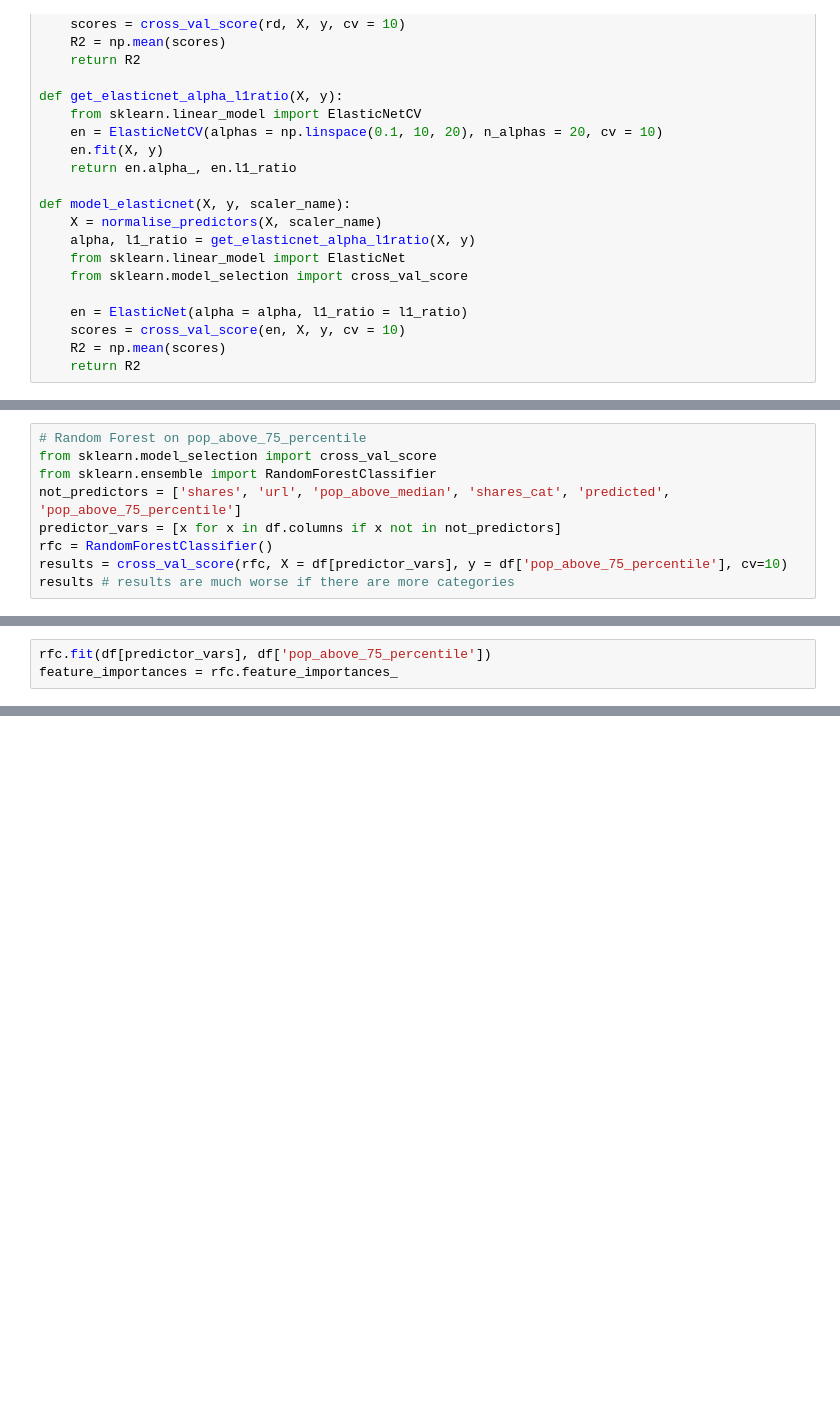
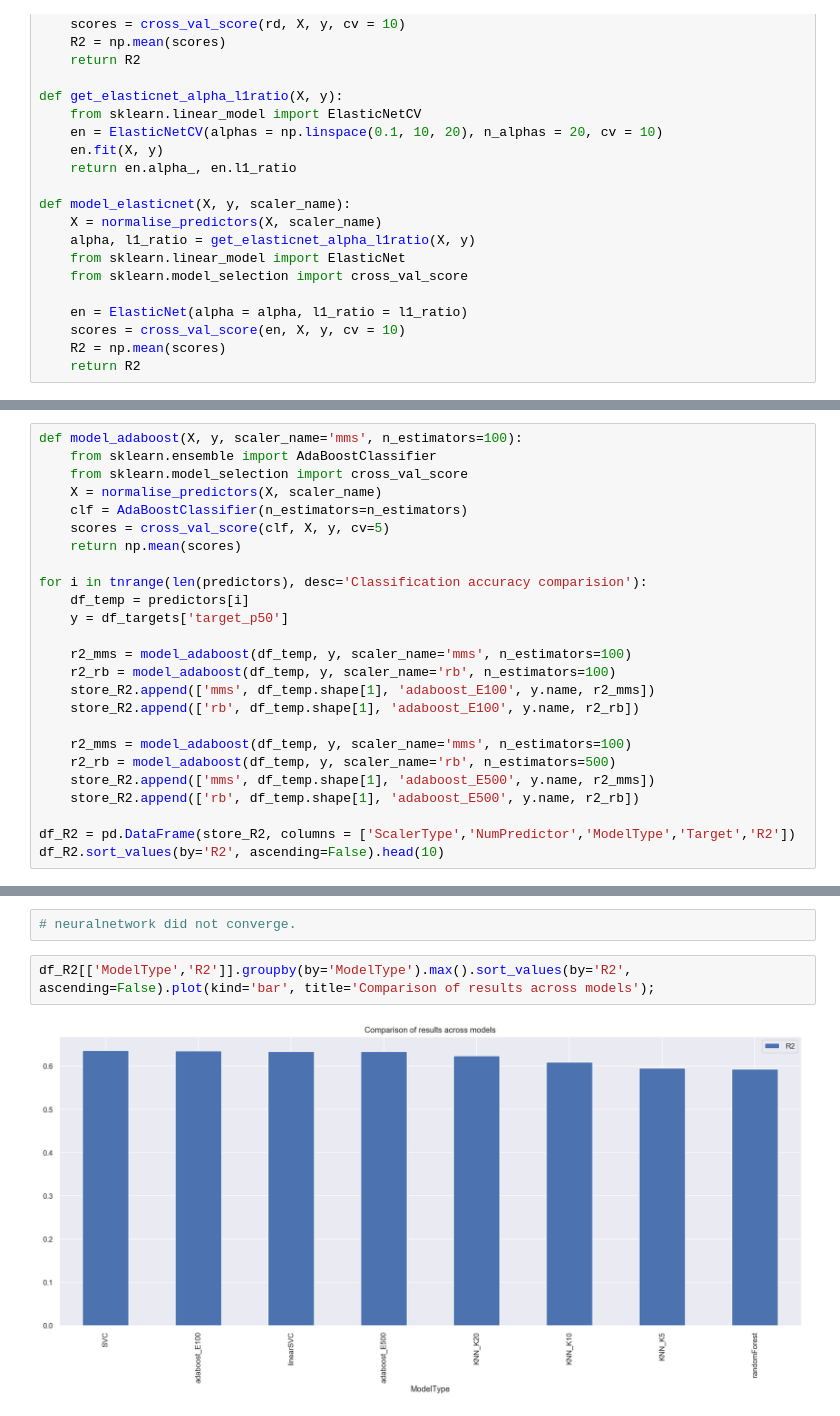
Before and after one commit to cqfkfc/ga-group-project-xmas, a Jupyter notebook: Online News Popularity (Team 7).ipynb, the cells around one changed output, grey strips where cells are left out. Drawn from its saved outputs; the diff is of its cells as text; blank space fills up the shorter version.

```diff
--- a/Online News Popularity (Team 7).ipynb
+++ b/Online News Popularity (Team 7).ipynb
@@ -678,9 +388,0 @@ Index(['url', 'timedelta', 'n_tokens_title', 'n_tokens_content',
-# %%
-# Random Forest on pop_above_75_percentile
-from sklearn.model_selection import cross_val_score
-from sklearn.ensemble import RandomForestClassifier
-not_predictors = ['shares', 'url', 'pop_above_median', 'shares_cat', 'predicted', 'pop_above_75_percentile']
-predictor_vars = [x for x in df.columns if x not in not_predictors]
-rfc = RandomForestClassifier()
-results = cross_val_score(rfc, X = df[predictor_vars], y = df['pop_above_75_percentile'], cv=10)
-results # results are much worse if there are more categories
@@ -689,3 +388,0 @@ KeyError: 'pop_above_75_percentile'
-# %%
-rfc.fit(df[predictor_vars], df['pop_above_75_percentile'])
-feature_importances = rfc.feature_importances_
@@ -728,0 +579,25 @@ Name: kw_avg_avg, Length: 39644, dtype: float64
+# %%
+def model_adaboost(X, y, scaler_name='mms', n_estimators=100):
+    from sklearn.ensemble import AdaBoostClassifier
+    from sklearn.model_selection import cross_val_score
+    X = normalise_predictors(X, scaler_name)
+    clf = AdaBoostClassifier(n_estimators=n_estimators)
+    scores = cross_val_score(clf, X, y, cv=5)
+    return np.mean(scores)
+
+for i in tnrange(len(predictors), desc='Classification accuracy comparision'):
+    df_temp = predictors[i]
+    y = df_targets['target_p50']
+
+    r2_mms = model_adaboost(df_temp, y, scaler_name='mms', n_estimators=100)
+    r2_rb = model_adaboost(df_temp, y, scaler_name='rb', n_estimators=100)
+    store_R2.append(['mms', df_temp.shape[1], 'adaboost_E100', y.name, r2_mms])
+    store_R2.append(['rb', df_temp.shape[1], 'adaboost_E100', y.name, r2_rb])
+
+    r2_mms = model_adaboost(df_temp, y, scaler_name='mms', n_estimators=100)
+    r2_rb = model_adaboost(df_temp, y, scaler_name='rb', n_estimators=500)
+    store_R2.append(['mms', df_temp.shape[1], 'adaboost_E500', y.name, r2_mms])
+    store_R2.append(['rb', df_temp.shape[1], 'adaboost_E500', y.name, r2_rb])
+
+df_R2 = pd.DataFrame(store_R2, columns = ['ScalerType','NumPredictor','ModelType','Target','R2'])
+df_R2.sort_values(by='R2', ascending=False).head(10)
@@ -728,0 +617,6 @@ Name: kw_avg_avg, Length: 39644, dtype: float64
+# %%
+# neuralnetwork did not converge.
+# %%
+df_R2[['ModelType','R2']].groupby(by='ModelType').max().sort_values(by='R2', ascending=False).plot(kind='bar', title='Comparison of results across models');
+# %% [output]
+[figure, added]
```
Also changed, not shown: parts of 52 cells of this notebook.
